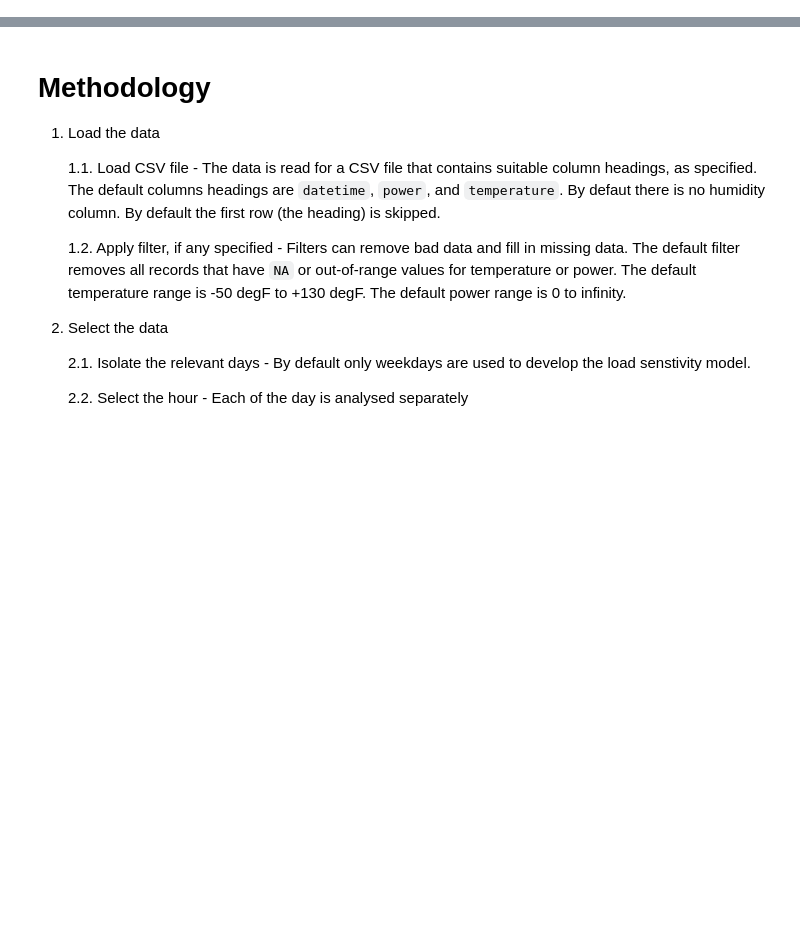
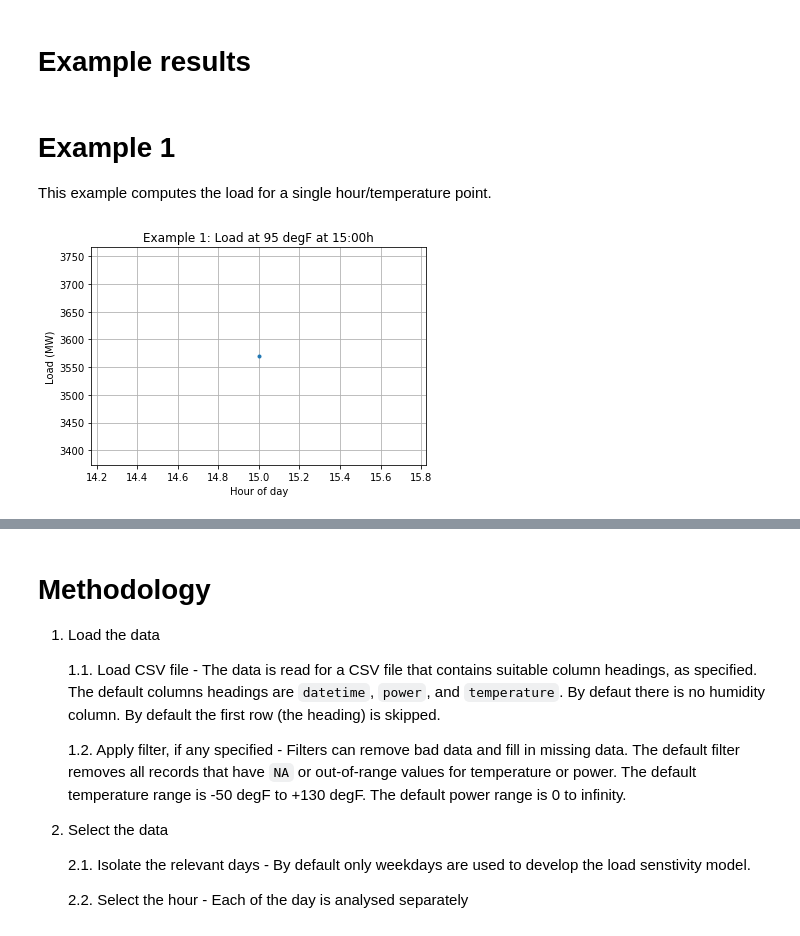
Before and after one commit to slacgismo/load_composition_analysis, a Jupyter notebook: src/Temperature Sensitivity Analysis.ipynb, the cells around one changed output, grey strips where cells are left out. Drawn from its saved outputs; the diff is of its cells as text; code cells hidden in the pictures; blank space fills up the shorter version.

```diff
--- a/src/Temperature Sensitivity Analysis.ipynb
+++ b/src/Temperature Sensitivity Analysis.ipynb
@@ -8,7 +8,6 @@ Figure 1: Example load model
 # %%
 import pandas as pd
 import load_model as lm
-model = lm.get_model(ifile='testdata.csv',datetime_col=0,power_col=1,temperature_col=2)
-pd.options.display.float_format = '{:,.1f}'.format
-print(model)
+data = lm.load_data(ifile='testdata.csv',datetime_col=0,power_col=1,temperature_col=2)
+print(data[0:10])
 # %% [output]
@@ -31,0 +26,4 @@ Hour
+# %%
+model = lm.get_model(data,datetime_col=0,power_col=1,temperature_col=2)
+pd.options.display.float_format = '{:,.1f}'.format
+print(model)
@@ -31,0 +48,2 @@ Hour
+# %% [markdown]
+# Example results
@@ -31,0 +53,17 @@ Hour
+# %% [markdown]
+# Example 1
+
+This example computes the load for a single hour/temperature point.
+# %%
+h = 15
+t = 95.0
+p = lm.get_load(model,h,t)
+
+plt.plot(15,p,'.')
+plt.xlabel("Hour of day")
+plt.ylabel("Load (MW)")
+plt.title("Example 1: Load at 95 degF at 15:00h")
+plt.grid()
+plt.show()
+# %% [output]
+[figure, added]
```
Also changed, not shown: parts of 27 cells of this notebook, 4 other files.
